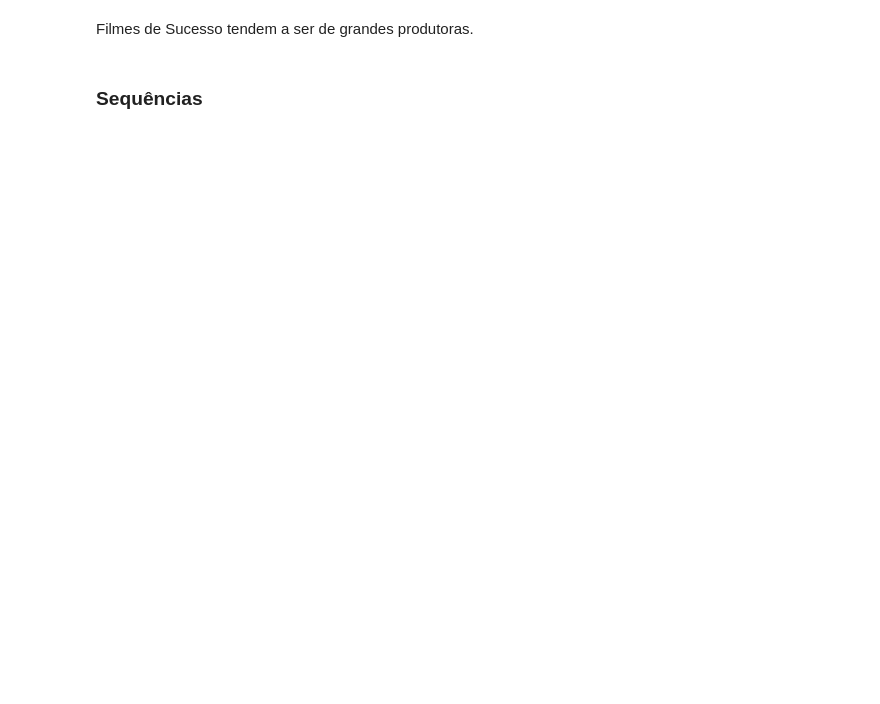
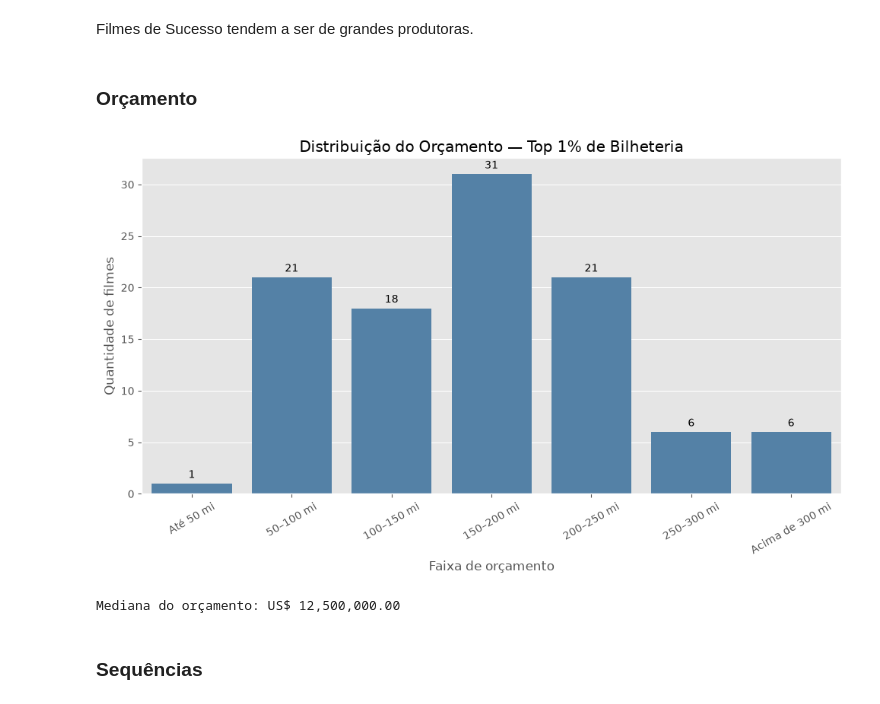
Before and after one commit to adriellypaixao/datascienceproject, a Jupyter notebook: dados_relevantes.ipynb, the cells around one changed output. Drawn from its saved outputs; the diff is of its cells as text; code cells hidden in the pictures; blank space fills up the shorter version.

Commit message:
Adicionado comparacao de orcamento

```diff
--- a/dados_relevantes.ipynb
+++ b/dados_relevantes.ipynb
@@ -156,5 +189,60 @@ plt.show()
 # %% [markdown]
 Filmes de Sucesso tendem a ser de grandes produtoras.
+# %% [markdown]
+### Orçamento
+# %%
+# Agrupa o orçamento do Top 1% em faixas de US$ milhões
+faixas_orcamento = [0, 50, 100, 150, 200, 250, 300, np.inf]
+rotulos_orcamento = [
+    'Até 50 mi',
+    '50–100 mi',
+    '100–150 mi',
+    '150–200 mi',
+    '200–250 mi',
+    '250–300 mi',
+    'Acima de 300 mi'
+]
+
+orcamento_agrupado = (
+    pd.cut(
+        top_1pct['budget'] / 1_000_000,
+        bins=faixas_orcamento,
+        labels=rotulos_orcamento,
+        include_lowest=True
+    )
+    .value_counts()
+    .reindex(rotulos_orcamento, fill_value=0)
+)
+
+plt.figure(figsize=(10, 6))
+
+ax = sns.barplot(
+    x=orcamento_agrupado.index,
+    y=orcamento_agrupado.values,
+    color='steelblue'
+)
+
+ax.set_title('Distribuição do Orçamento — Top 1% de Bilheteria')
+ax.set_xlabel('Faixa de orçamento')
+ax.set_ylabel('Quantidade de filmes')
+
+for container in ax.containers:
+    ax.bar_label(container, fmt='%d', padding=3)
+
+plt.xticks(rotation=30)
+plt.tight_layout()
+plt.show()
+# %% [output]
+[figure, added]
+# %%
+mediana_budget_top_1pct = top_1pct['budget'].median()
+
+print(f"Mediana do orçamento do Top 1%: US$ {mediana_budget_top_1pct:,.2f}")
+mediana_budget = df['budget'].median()
+
+print(f"Mediana do orçamento: US$ {mediana_budget:,.2f}")
+# %% [output]
+Mediana do orçamento: US$ 12,500,000.00
 # %% [markdown]
 ### Sequências
 # %%
```
Also changed, not shown: parts of 3 cells of this notebook.
